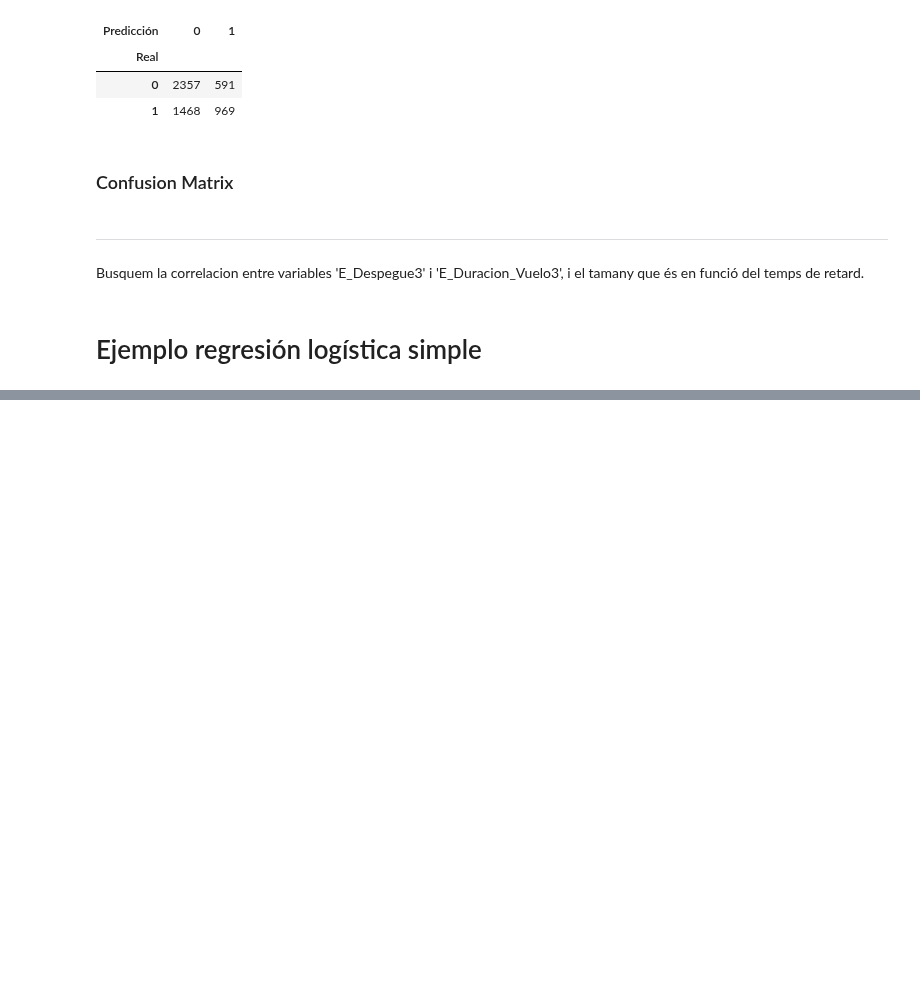
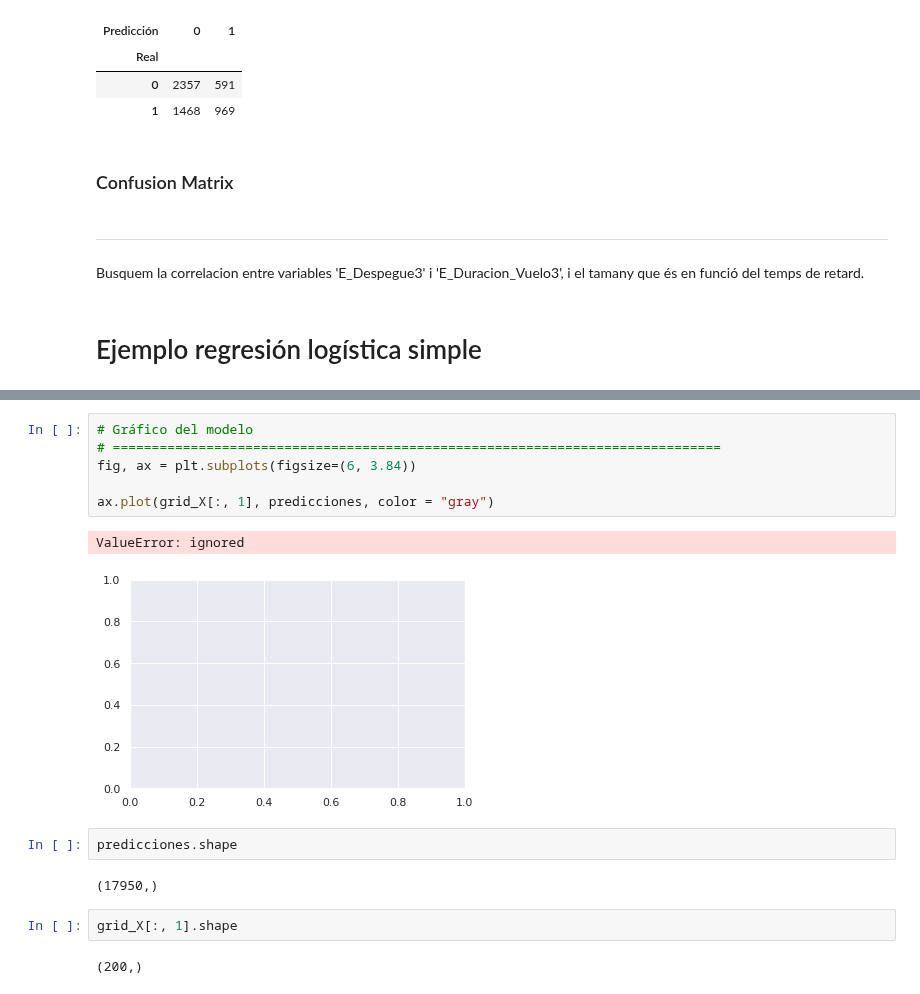
Before and after one commit to JMML2021/Entrega-projecte-final, a Jupyter notebook: 3.b Companyia Aerea Algoritmes d’aprenentatge supervisat.ipynb, the cells around one changed output, grey strips where cells are left out. Saved outputs shown, nothing was run; the diff lists cells and outputs as text; blank space fills up the shorter version.

```diff
--- a/3.b Companyia Aerea Algoritmes d’aprenentatge supervisat.ipynb
+++ b/3.b Companyia Aerea Algoritmes d’aprenentatge supervisat.ipynb
@@ -939,0 +1060,17 @@ E_Despegue3      0.1775    0.0028  62.6566  0.0000  0.1719  0.1830
+# %%
+# Gráfico del modelo
+# ==============================================================================
+fig, ax = plt.subplots(figsize=(6, 3.84))
+
+ax.plot(grid_X[:, 1], predicciones, color = "gray")
+# %% [output]
+ValueError: ignored
+[figure, added]
+# %%
+predicciones.shape
+# %% [output]
+(17950,)
+# %%
+grid_X[:, 1].shape
+# %% [output]
+(200,)
```
Also changed, not shown: parts of 37 cells of this notebook.
